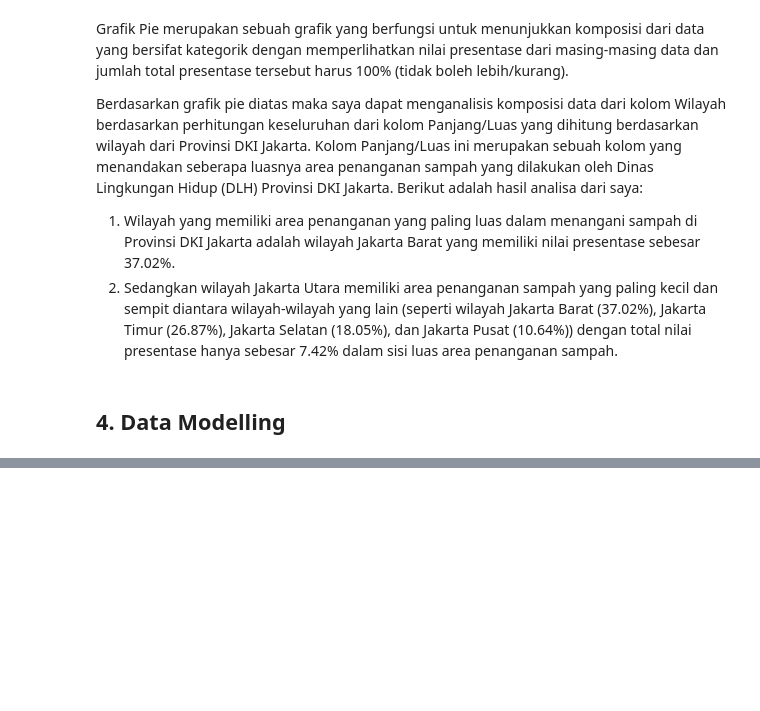
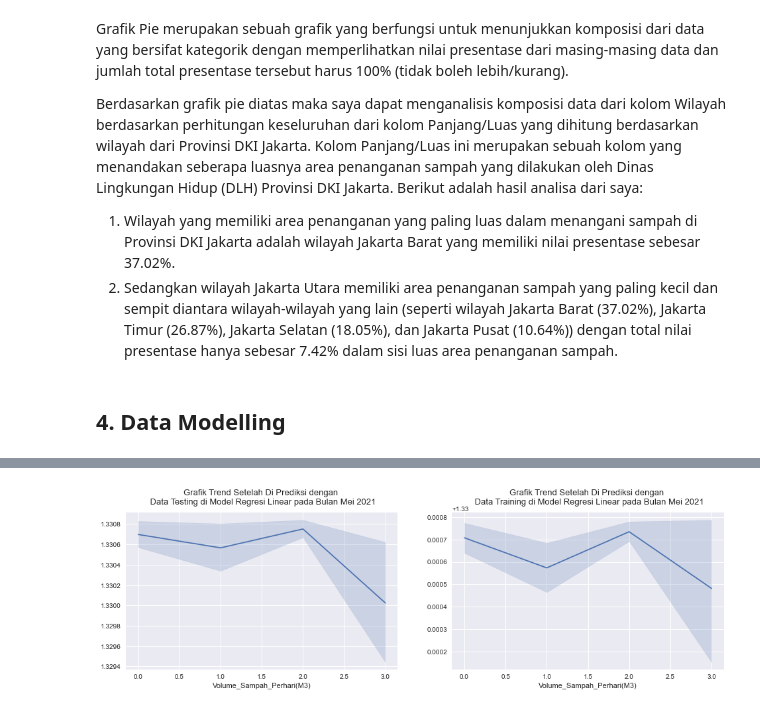
Before and after one commit to pramudianzaheka92/ProjectTugasAkhir, a Jupyter notebook: 5 - 2021/Prediksi Tingkat Pengangkutan Volume Sampah di Bulan Mei 2021 - Dengan Nilai Random State.ipynb, the cells around one changed output, grey strips where cells are left out. Drawn from its saved outputs; the diff is of its cells as text; code cells hidden in the pictures; blank space fills up the shorter version.

Commit message:
Mengetahui Nilai Prediksi dengan Nilai Random State

```diff
--- a/5 - 2021/Prediksi Tingkat Pengangkutan Volume Sampah di Bulan Mei 2021 - Dengan Nilai Random State.ipynb
+++ b/5 - 2021/Prediksi Tingkat Pengangkutan Volume Sampah di Bulan Mei 2021 - Dengan Nilai Random State.ipynb
@@ -541,0 +591,8 @@ Berdasarkan grafik pie diatas maka saya dapat menganalisis komposisi data dari k
+# %%
+# Melakukan scaling data (training & testing) dengan standard scaler
+from sklearn.preprocessing import StandardScaler
+
+standard_scaler = StandardScaler()
+
+x_train = standard_scaler.fit_transform(x_train)
+x_test = standard_scaler.fit_transform(x_test)
@@ -541,0 +634,9 @@ Berdasarkan grafik pie diatas maka saya dapat menganalisis komposisi data dari k
+# %%
+# Memanggil model regresi linear dari library sklearn dan kemudian melatihnya dengan data training
+from sklearn.linear_model import LinearRegression
+
+split_linear_regression_mei = LinearRegression()
+split_linear_regression_mei.fit(x_train, y_train)
+
+# Melihat nilai terbaik beserta parameter dari model regresi linear
+print(split_linear_regression_mei.get_params())
@@ -541,0 +655,9 @@ Berdasarkan grafik pie diatas maka saya dapat menganalisis komposisi data dari k
+# %%
+# Melihat nilai prediksi dari data training dan data testing setelah dilakukan proses tuning hyperparameters
+print("----------------Nilai Prediksi dari Data Testing------------------")
+pred_test_linear_mei = split_linear_regression_apr.predict(x_test)
+print(pred_test_linear_apr)
+
+print("\n----------------Nilai Prediksi dari Data Training-----------------")
+pred_train_linear_mei = split_linear_regression_apr.predict(x_train)
+print(pred_train_linear_mei)
@@ -541,0 +694,18 @@ Berdasarkan grafik pie diatas maka saya dapat menganalisis komposisi data dari k
+# %%
+# Membuat grafik untuk melihat trend data dari volume pengangkutan sampah setelah dilakukan proses pemodelan regresi linear
+plt.figure(figsize=(25, 20))
+
+# Grafik untuk melihat trend data testing setelah dilakukan proses pemodelan regresi linear
+plt.subplot(4, 3, 1)
+sns.lineplot(y_test, pred_test_linear_mei)
+plt.title("Grafik Trend Setelah Di Prediksi dengan \n Data Testing di Model Regresi Linear pada Bulan Mei 2021",
+          fontsize=13, pad=13)
+
+# Grafik untuk melihat trend data training setelah dilakukan proses pemodelan regresi linear
+plt.subplot(4, 3, 2)
+sns.lineplot(y_train, pred_train_linear_mei)
+plt.title("Grafik Trend Setelah Di Prediksi dengan \n Data Training di Model Regresi Linear pada Bulan Mei 2021",
+          fontsize=13, pad=13)
+plt.show()
+# %% [output]
+[figure, added]
```
Also changed, not shown: parts of 43 cells of this notebook.
